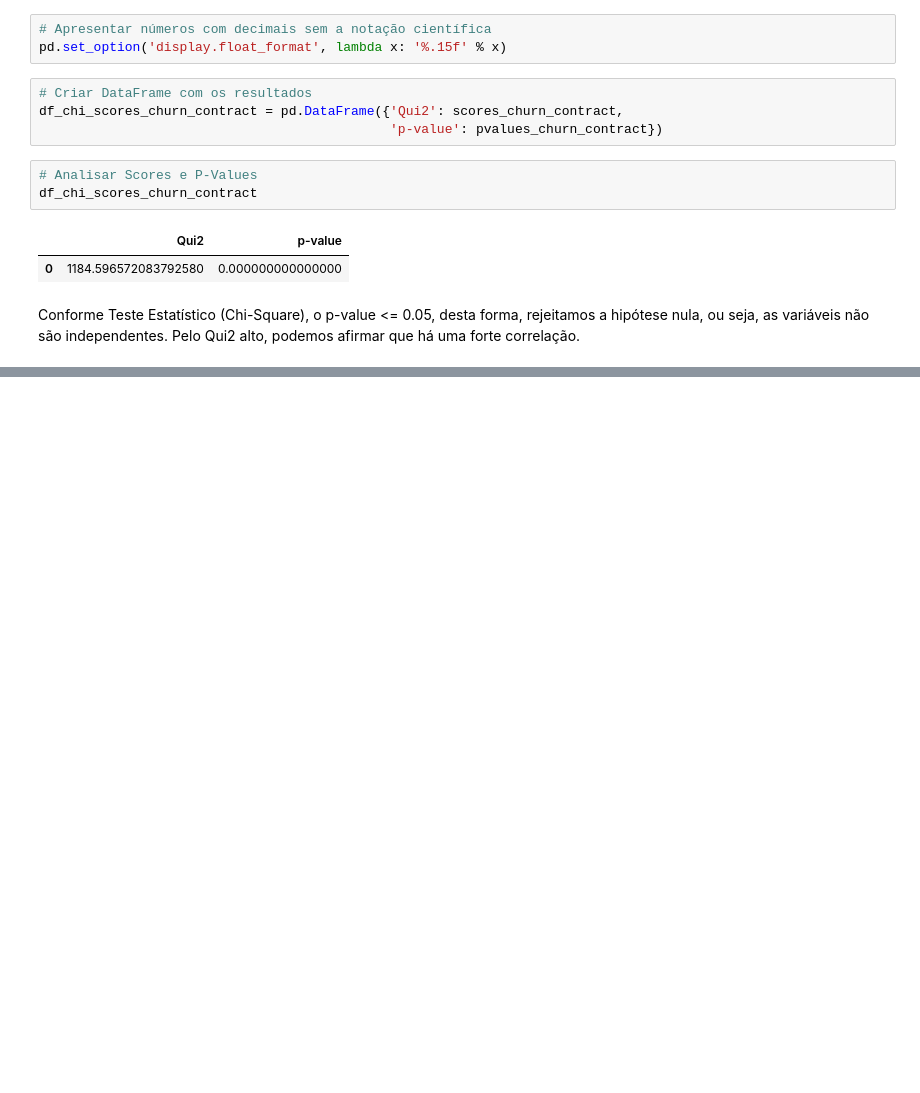
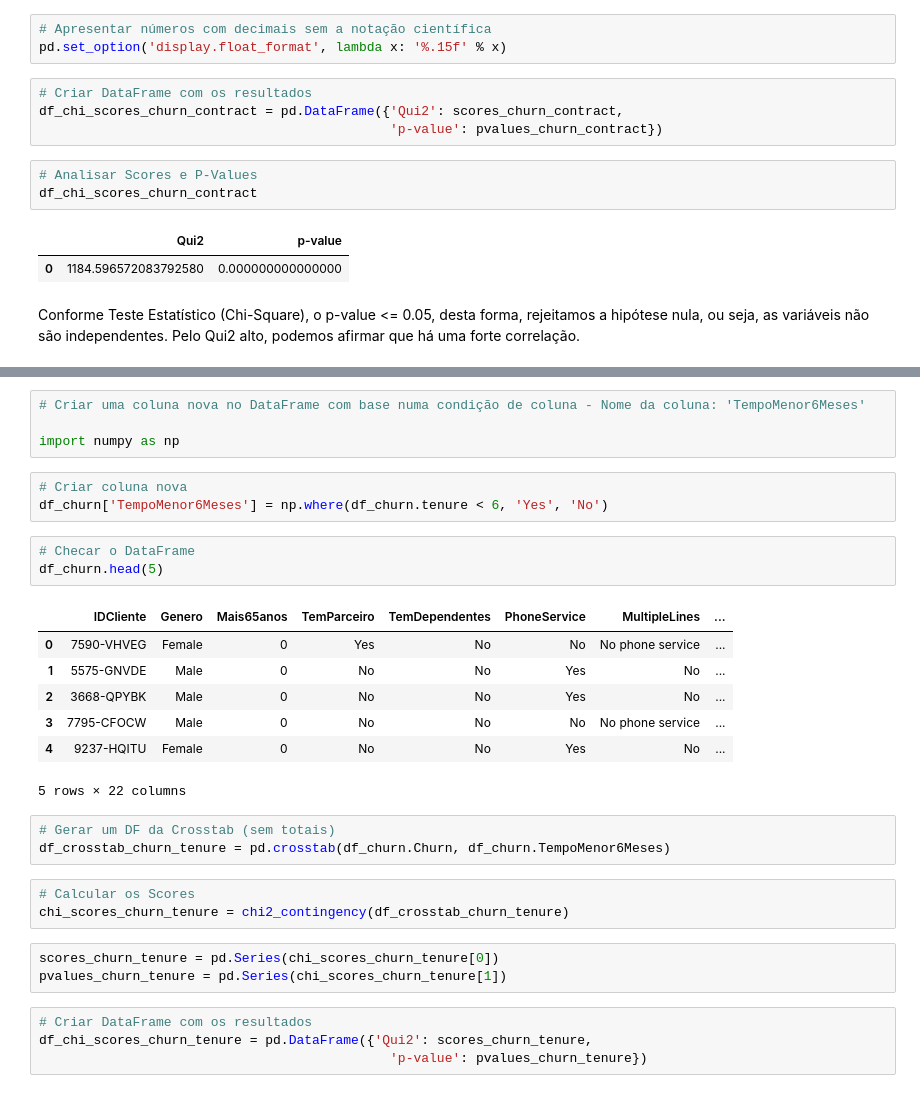
Before and after one commit to guivicentep/personal-py-ai, a Jupyter notebook: eda_churn.ipynb, the cells around one changed output, grey strips where cells are left out. Cells and saved outputs as stored; diff of their text form; blank space fills up the shorter version.

```diff
--- a/eda_churn.ipynb
+++ b/eda_churn.ipynb
@@ -301,0 +306,31 @@ Conforme Teste Estatístico (Chi-Square), o p-value <= 0.05, desta forma, rejeit
+# %%
+# Criar uma coluna nova no DataFrame com base numa condição de coluna - Nome da coluna: 'TempoMenor6Meses'
+
+import numpy as np
+# %%
+# Criar coluna nova
+df_churn['TempoMenor6Meses'] = np.where(df_churn.tenure < 6, 'Yes', 'No')
+# %%
+# Checar o DataFrame
+df_churn.head(5)
+# %% [output]
+|  | IDCliente | Genero | Mais65anos | TemParceiro | TemDependentes | PhoneService | MultipleLines | ... |
+| 0 | 7590-VHVEG | Female | 0 | Yes | No | No | No phone service | ... |
+| 1 | 5575-GNVDE | Male | 0 | No | No | Yes | No | ... |
+| 2 | 3668-QPYBK | Male | 0 | No | No | Yes | No | ... |
+| 3 | 7795-CFOCW | Male | 0 | No | No | No | No phone service | ... |
+| 4 | 9237-HQITU | Female | 0 | No | No | Yes | No | ... |
+5 rows × 22 columns
+# %%
+# Gerar um DF da Crosstab (sem totais)
+df_crosstab_churn_tenure = pd.crosstab(df_churn.Churn, df_churn.TempoMenor6Meses)
+# %%
+# Calcular os Scores
+chi_scores_churn_tenure = chi2_contingency(df_crosstab_churn_tenure)
+# %%
+scores_churn_tenure = pd.Series(chi_scores_churn_tenure[0])
+pvalues_churn_tenure = pd.Series(chi_scores_churn_tenure[1])
+# %%
+# Criar DataFrame com os resultados
+df_chi_scores_churn_tenure = pd.DataFrame({'Qui2': scores_churn_tenure,
+                                             'p-value': pvalues_churn_tenure})
```
Also changed, not shown: parts of 26 cells of this notebook.
